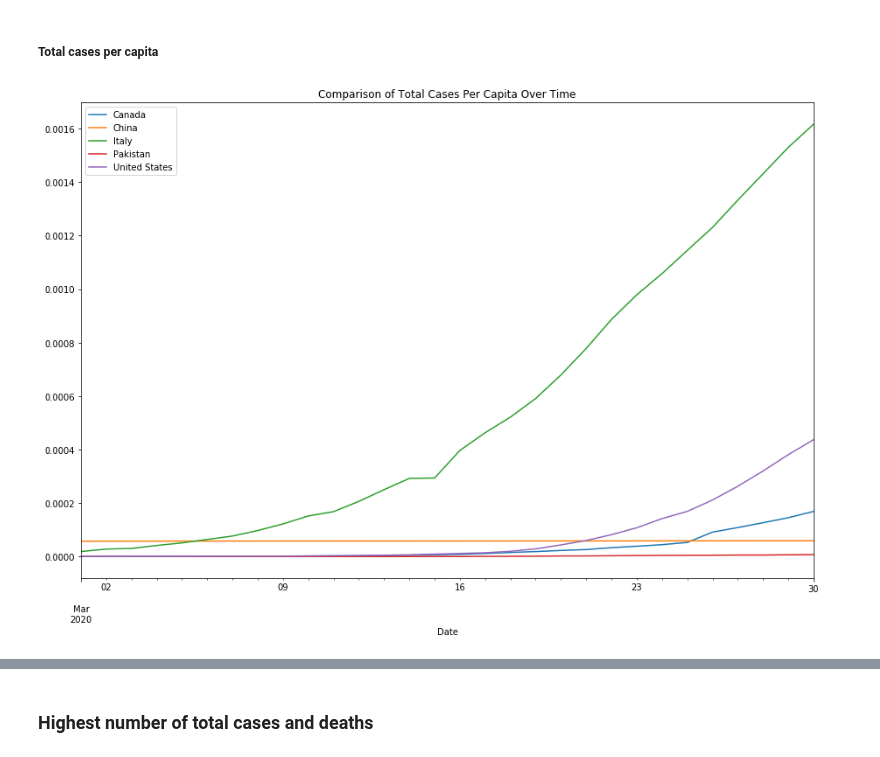
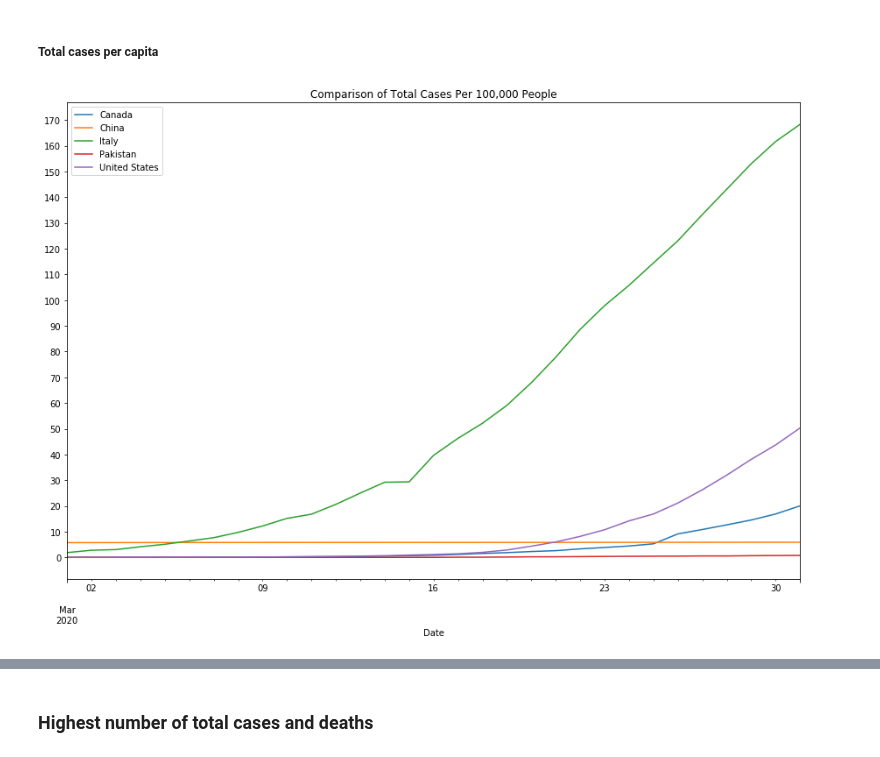
Before and after one commit to ambreen2006/Covid-19-Analysis, a Jupyter notebook: Covid-19-per-capita.ipynb, the cells around one changed output, grey strips where cells are left out. Cells and saved outputs as stored; diff of their text form; code cells hidden in the pictures.

```diff
--- a/Covid-19-per-capita.ipynb
+++ b/Covid-19-per-capita.ipynb
@@ -319,10 +364,10 @@ country_subset = country_subset.set_index('date_fm')
 country_subset.index.name = 'Date'
 # %%
 percapita = pd.DataFrame(country_subset['location'])
-percapita['new_cases_per_capita'] =  country_subset['new_cases'].div(country_subset['location'].map(population['2018']))
+percapita['new_cases_per_capita'] =  country_subset['new_cases'].div(country_subset['location'].map(population['2018'])).mul(100000)
 # %%
 percapita_total = pd.DataFrame(country_subset['location'])
-percapita_total['total_cases_per_capita'] =  country_subset['total_cases'].div(country_subset['location'].map(population['2018']))
+percapita_total['total_cases_per_capita'] =  country_subset['total_cases'].div(country_subset['location'].map(population['2018'])).mul(100000)
 # %% [markdown]
 #### Plots
 # %% [markdown]
@@ -350,7 +395,7 @@ plt.savefig('select_countries_new_cases.png', bbox_inches = 'tight')
 # %%
 _, ax = plt.subplots(figsize = (15, 10))
 
-ax.set_title('Comparison of New Cases Per Capita Over Time')
+ax.set_title('Comparison of New Cases Per 100,000 People')
 
 for name, group in percapita.groupby('location'):
     group.plot(kind ='line', y = 'new_cases_per_capita', ax = ax, label = name)
@@ -361,16 +406,19 @@ plt.savefig('select_countries_new_cases_per_capita.png', bbox_inches = 'tight')
 # %% [markdown]
 ##### Total cases per capita
 # %%
+inc = 10
+
 _, ax = plt.subplots(figsize = (15, 10))
 
-ax.set_title('Comparison of Total Cases Per Capita Over Time')
+ax.set_title('Comparison of Total Cases Per 100,000 People')
+ax.set_yticks(np.arange(0, percapita_total['total_cases_per_capita'].max()+inc, inc))
 
 for name, group in percapita_total.groupby('location'):
     group.plot(kind ='line', y = 'total_cases_per_capita', ax = ax, label = name)
 
 plt.savefig('select_countries_total_cases_per_capita.png', bbox_inches = 'tight')
 # %% [output]
-[figure, old version]
+[figure, new version]
 # %%
 country_subset_latest = country_subset[country_subset.index == latest]
 country_subset_latest
```
Also changed, not shown: parts of 44 cells of this notebook, 4 other files.
